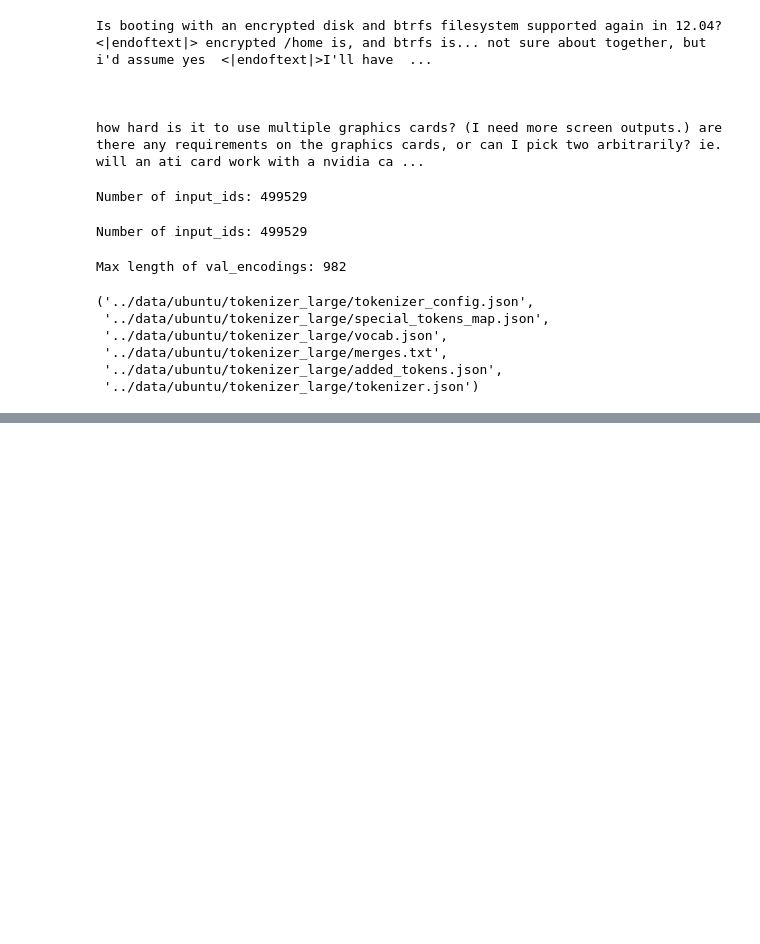
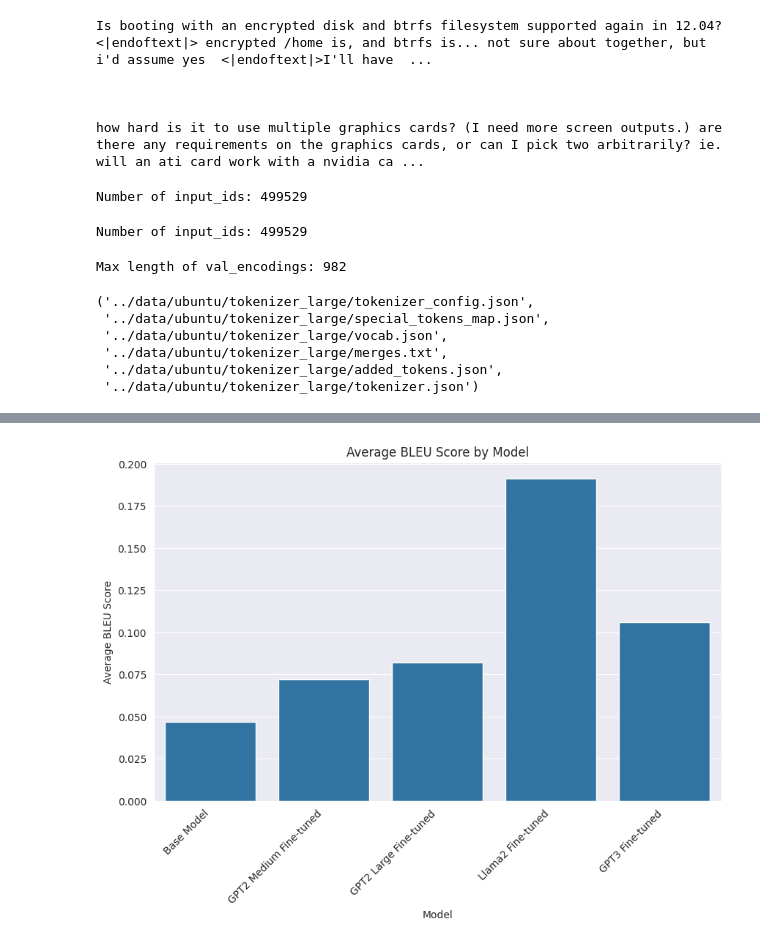
Before and after one commit to jeffreykthomas/AAI-520-Final-Project, a Jupyter notebook: AAI_520_Final_Project.ipynb, the cells around one changed output, grey strips where cells are left out. Drawn from its saved outputs; the diff is of its cells as text; code cells hidden in the pictures; blank space fills up the shorter version.

Commit message:
Added evaluation

```diff
--- a/AAI_520_Final_Project.ipynb
+++ b/AAI_520_Final_Project.ipynb
@@ -856,0 +1121,12 @@ average_bleu, average_rouge = get_average_evaluation_scores(base_model, test_enc
+# %%
+generated_response = openai.ChatCompletion.create(
+    model="ft:gpt-3.5-turbo-0613:mentors-more::8AMjJzqE",
+    messages=gpt3_prompts[0]['messages'],
+    temperature=0.5,
+    max_tokens=256,
+    top_p=1,
+    frequency_penalty=1.05,
+    presence_penalty=0.5,
+    stop=["<|endoftext|>", "User:"]
+)
+print(generated_response['choices'][0]['message']['content'])
@@ -856,0 +1135,19 @@ average_bleu, average_rouge = get_average_evaluation_scores(base_model, test_enc
+# %%
+gpt3_generated_responses = []
+
+for prompt in tqdm(gpt3_prompts):
+    # Generate response using the GPT3 model
+    generated_response = openai.ChatCompletion.create(
+        model="ft:gpt-3.5-turbo-0613:mentors-more::8AMjJzqE",
+        messages=prompt['messages'],
+        temperature=0.5,
+        max_tokens=256,
+        top_p=1,
+        frequency_penalty=1.05,
+        presence_penalty=0.5,
+        stop=["<|endoftext|>", "User:"]
+    )
+    gpt3_generated_responses.append(generated_response['choices'][0]['message']['content'])
+# %%
+# Calculate BLEU and ROUGE scores
+gpt3_average_bleu, gpt3_average_rouge = get_average_evaluation_scores(gpt3_ground_truths, gpt3_generated_responses)
@@ -856,0 +1157,6 @@ average_bleu, average_rouge = get_average_evaluation_scores(base_model, test_enc
+# %%
+# add gpt3 model results to results_df
+results_df = pd.concat([results_df, pd.DataFrame({'Model': ['GPT3 Fine-tuned'],
+                                                  'Average BLEU Score': [gpt3_average_bleu],
+                                                  'Average ROUGE-L Score': [gpt3_average_rouge['rouge-l']],
+                                                  'Perplexity': [0]})])
@@ -856,0 +1175,9 @@ average_bleu, average_rouge = get_average_evaluation_scores(base_model, test_enc
+# %%
+# Plot results
+fig, ax = plt.subplots(figsize=(10, 6))
+ax = sns.barplot(x='Model', y='Average BLEU Score', data=results_df)
+ax.set_xticklabels(ax.get_xticklabels(), rotation=45, horizontalalignment='right')
+ax.set_title('Average BLEU Score by Model')
+plt.show()
+# %% [output]
+[figure, added]
```
Also changed, not shown: parts of 97 cells of this notebook, 4 other files.
